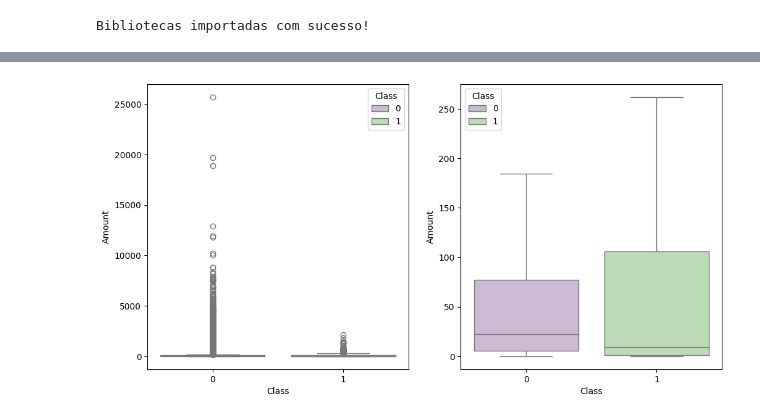
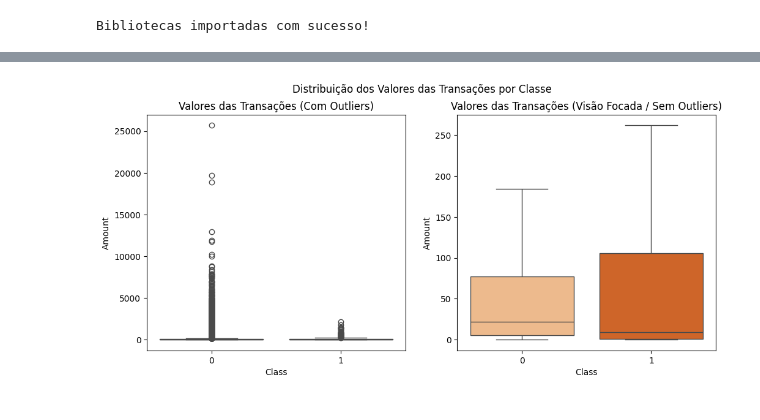
Before and after one commit to mmello7/machine_learning, a Jupyter notebook: notebook/deteccao.ipynb, the cells around one changed output, grey strips where cells are left out. Cells and saved outputs as stored; diff of their text form; code cells hidden in the pictures.

```diff
--- a/notebook/deteccao.ipynb
+++ b/notebook/deteccao.ipynb
@@ -126,7 +60,0 @@ fig.show(filename='Densidade de Trnasações')
-# %%
-df['Hour'] = df['Time'].apply(lambda x: np.floor(x / 3600))
-
-tmp = df.groupby(['Hour', 'Class'])['Amount'].aggregate(['min', 'max', 'count', 'sum', 'mean', 'median', 'var']).reset_index()
-dataf = pd.DataFrame(tmp)
-dataf.columns = ['Hora', 'Classe', 'Min', 'Max', 'Transações', 'Soma', 'Média', 'Mediana', 'Variância']
-dataf.head()
@@ -188,7 +81,10 @@ plt.show();
 # %%
-fig, (ax1, ax2) = plt.subplots(ncols=2, figsize=(12,6))
-s = sns.boxplot(ax = ax1, x="Class", y="Amount", hue="Class",data=df, palette="PRGn",showfliers=True)
-s = sns.boxplot(ax = ax2, x="Class", y="Amount", hue="Class",data=df, palette="PRGn",showfliers=False)
-plt.show();
+fig, (ax1, ax2) = plt.subplots(ncols=2, figsize=(12,5))
+sns.boxplot(ax=ax1, x="Class", y="Amount", hue="Class", data=df, palette="Oranges", legend=False, showfliers=True)
+ax1.set_title("Valores das Transações (Com Outliers)")
+sns.boxplot(ax=ax2, x="Class", y="Amount", hue="Class", data=df, palette="Oranges", legend=False, showfliers=False)
+ax2.set_title("Valores das Transações (Visão Focada / Sem Outliers)")
+plt.suptitle("Distribuição dos Valores das Transações por Classe")
+plt.show()
 # %% [output]
-[figure, old version]
+[figure, new version]
```
Also changed, not shown: parts of 20 cells of this notebook.
